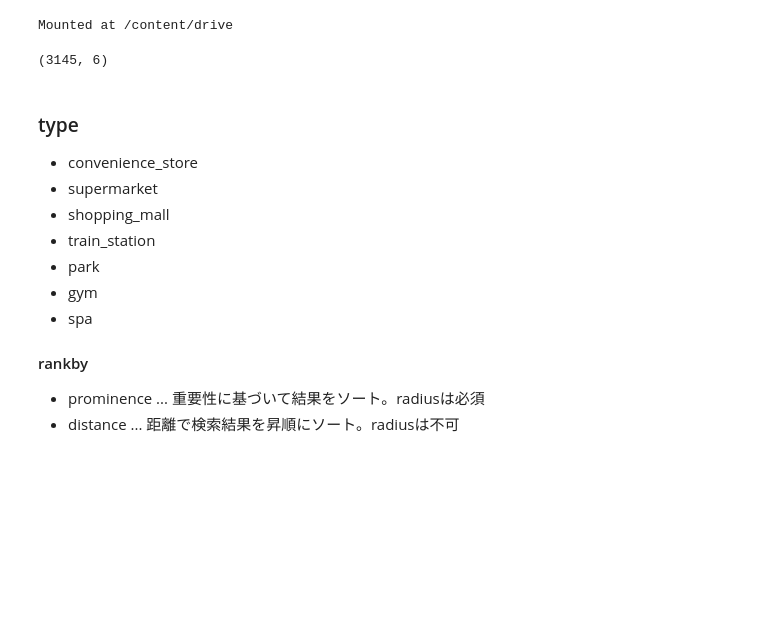
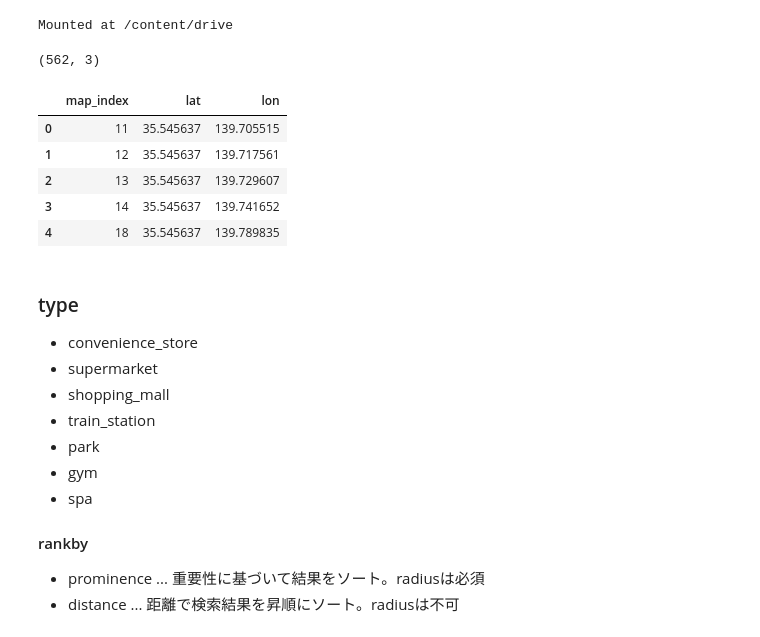
Before and after one commit to z-guard/analysis, a Jupyter notebook: notebooks/nearby.ipynb, the cells around one changed output. Drawn from its saved outputs; the diff is of its cells as text; code cells hidden in the pictures; blank space fills up the shorter version.

```diff
--- a/notebooks/nearby.ipynb
+++ b/notebooks/nearby.ipynb
@@ -22,8 +22,17 @@ import numpy as np
 pd.set_option('display.max_columns', 50)
 pd.set_option('display.max_rows', 100)
 # %%
-df_pop_master = pd.read_csv(os.path.join(DIR_NAME, 'population_master.csv'))[['地域ID', '市区町村名', '町名', '町丁目', '緯度', '経度']]
-print(df_pop_master.shape)
+df_search_base = pd.read_csv(os.path.join(DIR_NAME, 'nearby_search_base.csv'))
+print(df_search_base.shape)
 # %% [output]
-(3145, 6)
+(562, 3)
+# %%
+df_search_base.head()
+# %% [output]
+|  | map_index | lat | lon |
+| 0 | 11 | 35.545637 | 139.705515 |
+| 1 | 12 | 35.545637 | 139.717561 |
+| 2 | 13 | 35.545637 | 139.729607 |
+| 3 | 14 | 35.545637 | 139.741652 |
+| 4 | 18 | 35.545637 | 139.789835 |
 # %%
```
Also changed, not shown: parts of 45 cells of this notebook.
